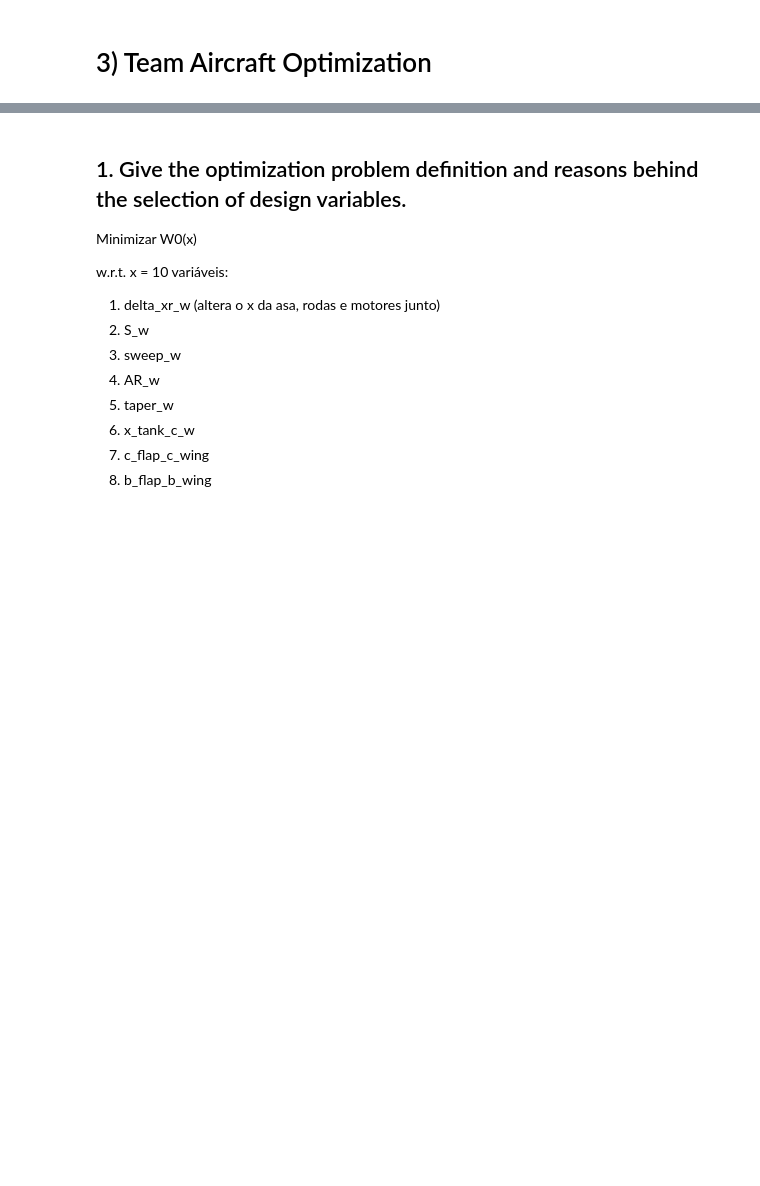
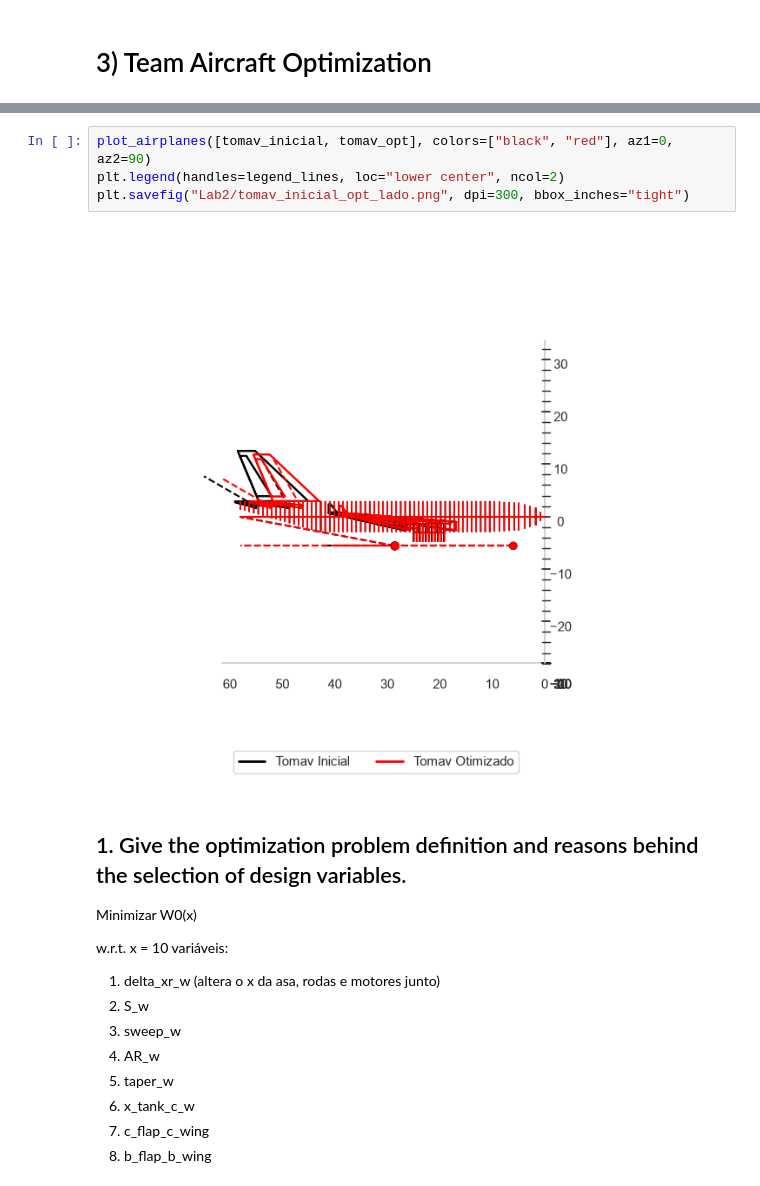
Before and after one commit to tomaztc/Tomav2, a Jupyter notebook: Lab2.ipynb, the cells around one changed output, grey strips where cells are left out. Cells and saved outputs as stored; diff of their text form; blank space fills up the shorter version.

```diff
--- a/Lab2.ipynb
+++ b/Lab2.ipynb
@@ -427,3 +442,9 @@ Optimization terminated successfully    (Exit mode 0)
+# %%
+plot_airplanes([tomav_inicial, tomav_opt], colors=["black", "red"], az1=0, az2=90)
+plt.legend(handles=legend_lines, loc="lower center", ncol=2)
+plt.savefig("Lab2/tomav_inicial_opt_lado.png", dpi=300, bbox_inches="tight")
+# %% [output]
+[figure, added]
 # %% [markdown]
 ## 1. Give the optimization problem definition and reasons behind the selection of design variables.
 Minimizar W0(x)
```
Also changed, not shown: parts of 6 cells of this notebook, 2 other files.
